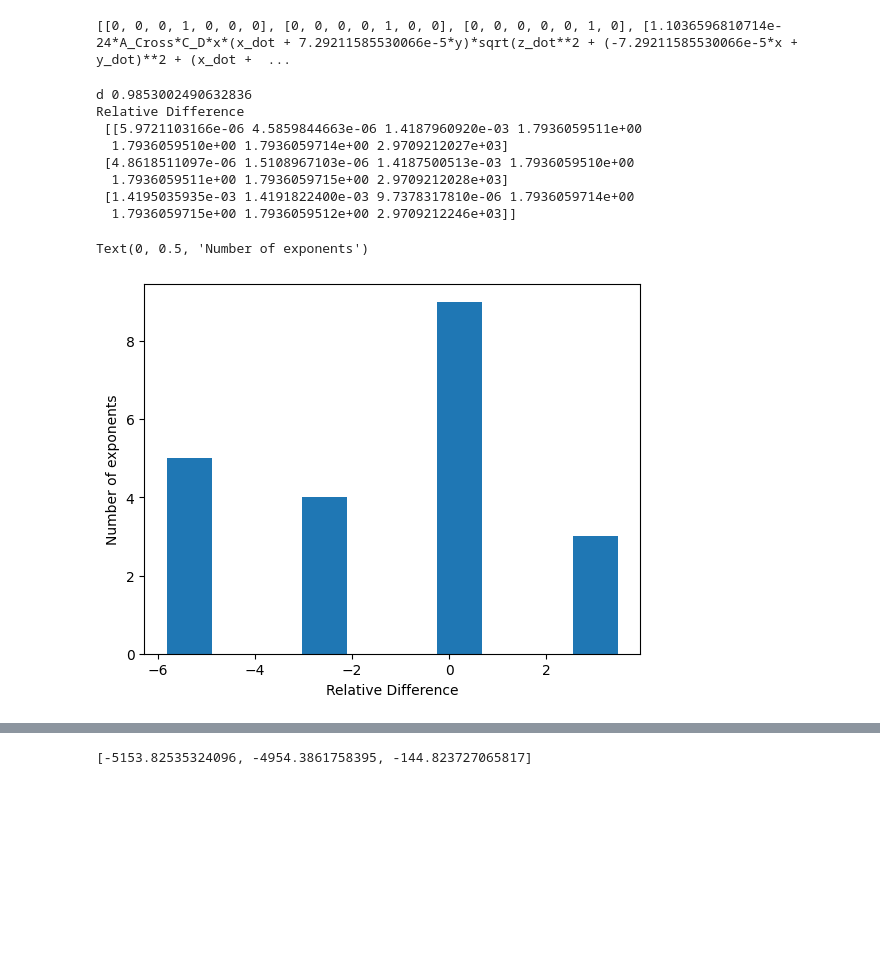
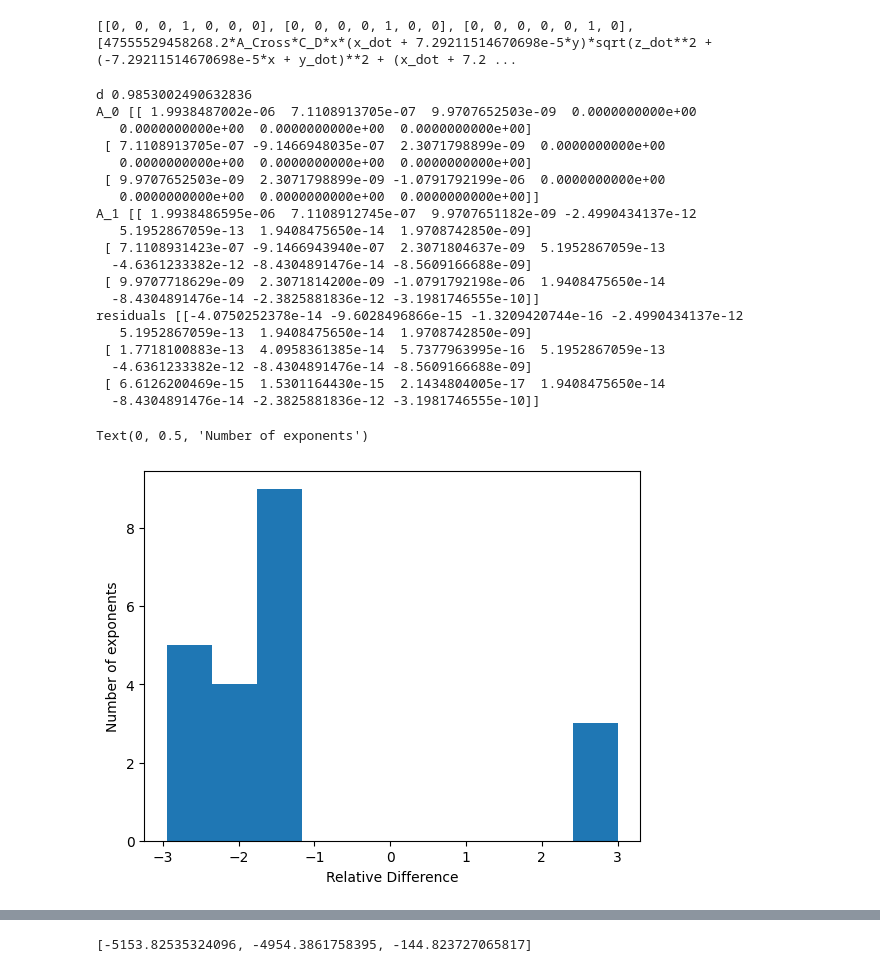
Before and after one commit to capitalts/Method-of-Orbit-Determination, a Jupyter notebook: Hw5/HW5.ipynb, the cells around one changed output, grey strips where cells are left out. Saved outputs shown, nothing was run; the diff lists cells and outputs as text; code cells hidden in the pictures; blank space fills up the shorter version.

```diff
--- a/Hw5/HW5.ipynb
+++ b/Hw5/HW5.ipynb
@@ -472,7 +472,7 @@ def equations_of_motion_A(drag=False, gravity=False, solar=False, third_body=Fal
 
         R_earth = 6378.145*1000 #[m]
         m = 2000 #[kg]
-        theta_dot = 7.29211585530066E-5 #[rad/s]
+        theta_dot = 7.292115146706979E-5 #[rad/s]
         rho_0 = 3.614E-13 #[kg/m^3]
         H = 88667.0 #[m]
         r0 = (700000.0 + R_earth) #[m]
@@ -480,7 +480,7 @@ def equations_of_motion_A(drag=False, gravity=False, solar=False, third_body=Fal
         rho_A = rho_0*sym.exp(-(r-r0)/H)
 
         V_A_bar = sym.Matrix([x_dot+theta_dot*y, y_dot-theta_dot*x, z_dot])
-        V_A = sym.sqrt((x_dot + theta_dot*y)**2 +(y_dot-theta_dot*x)**2 + z_dot**2)
+        V_A = sym.sqrt((x_dot + theta_dot*y)**2 + (y_dot-theta_dot*x)**2 + z_dot**2)
 
         r_ddot = -1/2*C_D*A_Cross/m*rho_A*V_A*V_A_bar
         F_x += r_ddot[0]
@@ -561,10 +561,10 @@ r_sun = sym.MatrixSymbol('r_sun', 1, 3)
 r_moon = sym.MatrixSymbol('r_moon', 1, 3)
 
 #perturbation switches
-gravity = True
+gravity = False
 drag = True
-solar = True
-third_body = True
+solar = False
+third_body = False
 
 #F functions
 F1 = x_dot
@@ -591,7 +591,7 @@ elif gravity:
      A = sym.lambdify([x, y, z, mu, J_2], A)
 
 elif drag:
-     A = sym.lambdify([x, y, z, mu, x_dot, y_dot, z_dot, C_D, A_Cross, rho_0, H, r0, m, theta_dot], A)
+     A = sym.lambdify([x, y, z, mu, x_dot, y_dot, z_dot, C_D, A_Cross], A)
 
 elif solar:
      A = sym.lambdify([x, y, z, mu, A_Cross_Sol, d, m, theta], A)
@@ -602,7 +602,7 @@ elif third_body:
 else:
      A = sym.lambdify([x, y, z, mu], A)
 # %% [output]
-[[0, 0, 0, 1, 0, 0, 0], [0, 0, 0, 0, 1, 0, 0], [0, 0, 0, 0, 0, 1, 0], [1.1036596810714e-24*A_Cross*C_D*x*(x_dot + 7.29211585530066e-5*y)*sqrt(z_dot**2 + (-7.29211585530066e-5*x + y_dot)**2 + (x_dot +  ...
+[[0, 0, 0, 1, 0, 0, 0], [0, 0, 0, 0, 1, 0, 0], [0, 0, 0, 0, 0, 1, 0], [47555529458268.2*A_Cross*C_D*x*(x_dot + 7.29211514670698e-5*y)*sqrt(z_dot**2 + (-7.29211514670698e-5*x + y_dot)**2 + (x_dot + 7.2 ...
 # %%
 #calculate A matrix at t0
 
@@ -623,6 +623,7 @@ J_2 = 0.00108248
 
 #drag parameters
 A_Cross = 6 #[m^2]
+C_D = 1.88
 
 #third body parameters
 mu_sun = 132712440018*1000**3 #[m^3/s^2]
@@ -658,47 +659,58 @@ elif solar:
 elif third_body:
      A_1 = A(x, y, z, mu, mu_sun, mu_moon, r_sun, r_moon)
 
 else:
      A_1 = A(x, y, z, mu)
 
 A_1 = np.array(A_1)
 A_0 = np.array([[0, 0, 0, 1, 0, 0, 0], \
                 [0, 0, 0, 0, 1, 0, 0], \
                 [0, 0, 0, 0, 0, 1, 0], \
                 [1.9938487002181507e-06, 7.110891370508197e-07, 9.970765250251206e-09, 0, 0, 0, 0], \
                 [7.110891370508197e-07, -9.146694803540985e-07, 2.3071798898857184e-09, 0, 0, 0, 0], \
                 [9.970765250251206e-09, 2.3071798898857184e-09, -1.079179219864052e-06, 0, 0, 0, 0], \
                 [0, 0, 0, 0, 0, 0, 0]])
 
 A_true = np.array([[0,0,0,1,0,0,0],
                [0,0,0,0,1,0,0],
                [0,0,0,0,0,1,0],
                [1.9990475733644e-06,7.12612839542376e-07,1.00489067064843e-08,-2.65829597846294e-12,5.52635847842624e-13,2.06452887076393e-14,1.97068091243417e-12],
                [7.12613038229113e-07,-9.15703716126767e-07,2.32534862733938e-09,5.52635847842624e-13,-4.93156219616261e-12,-8.9677255203802e-14,-8.56007671349384e-12],
                [1.00489138810082e-08,2.32534964461914e-09,-1.08334385699352e-06,2.06452887076393e-14,-8.9677255203802e-14,-2.5344195911523e-12,-3.19786086623803e-13],
                [0,0,0,0,0,0,0]])
-# print('A_0', A_0[3:6])
-# print('A_1', A_1[3:6])
-# print('residuals', A_1[3:6] - A_0[3:6])
+print('A_0', A_0[3:6])
+print('A_1', A_1[3:6])
+print('residuals', A_1[3:6] - A_0[3:6])
 # print('A_true', A_true[3:6])
-# print('residuals', A_true - A_1)
-relDiff = abs(np.divide((A_1[3:6] - A_true[3:6]), A_true[3:6]))
-print('Relative Difference \n', relDiff)
+# print('residuals\n', A_true[3:6] - A_1[3:6])
+relDiff = np.abs(np.divide((A_1[3:6] - A_true[3:6]), A_true[3:6]))
+# print('Relative Difference \n', relDiff)
 # print(np.reshape(np.log10(abs(relDiff)), 3*7))
 plt.hist(np.reshape(np.log10(relDiff), 3*7))
 plt.xlabel('Relative Difference')
 plt.ylabel('Number of exponents')
 # %% [output]
 d 0.9853002490632836
-Relative Difference
- [[5.9721103166e-06 4.5859844663e-06 1.4187960920e-03 1.7936059511e+00
-  1.7936059510e+00 1.7936059714e+00 2.9709212027e+03]
- [4.8618511097e-06 1.5108967103e-06 1.4187500513e-03 1.7936059510e+00
-  1.7936059511e+00 1.7936059715e+00 2.9709212028e+03]
- [1.4195035935e-03 1.4191822400e-03 9.7378317810e-06 1.7936059714e+00
-  1.7936059715e+00 1.7936059512e+00 2.9709212246e+03]]
+A_0 [[ 1.9938487002e-06  7.1108913705e-07  9.9707652503e-09  0.0000000000e+00
+   0.0000000000e+00  0.0000000000e+00  0.0000000000e+00]
+ [ 7.1108913705e-07 -9.1466948035e-07  2.3071798899e-09  0.0000000000e+00
+   0.0000000000e+00  0.0000000000e+00  0.0000000000e+00]
+ [ 9.9707652503e-09  2.3071798899e-09 -1.0791792199e-06  0.0000000000e+00
+   0.0000000000e+00  0.0000000000e+00  0.0000000000e+00]]
+A_1 [[ 1.9938486595e-06  7.1108912745e-07  9.9707651182e-09 -2.4990434137e-12
+   5.1952867059e-13  1.9408475650e-14  1.9708742850e-09]
+ [ 7.1108931423e-07 -9.1466943940e-07  2.3071804637e-09  5.1952867059e-13
+  -4.6361233382e-12 -8.4304891476e-14 -8.5609166688e-09]
+ [ 9.9707718629e-09  2.3071814200e-09 -1.0791792198e-06  1.9408475650e-14
+  -8.4304891476e-14 -2.3825881836e-12 -3.1981746555e-10]]
+residuals [[-4.0750252378e-14 -9.6028496866e-15 -1.3209420744e-16 -2.4990434137e-12
+   5.1952867059e-13  1.9408475650e-14  1.9708742850e-09]
+ [ 1.7718100883e-13  4.0958361385e-14  5.7377963995e-16  5.1952867059e-13
+  -4.6361233382e-12 -8.4304891476e-14 -8.5609166688e-09]
+ [ 6.6126200469e-15  1.5301164430e-15  2.1434804005e-17  1.9408475650e-14
+  -8.4304891476e-14 -2.3825881836e-12 -3.1981746555e-10]]
 Text(0, 0.5, 'Number of exponents')
-[figure, old version]
+[figure, new version]
 # %%
 def a_third_body(r, r_sun, r_moon):
     x = r[0]
```
Also changed, not shown: parts of 15 cells of this notebook.
